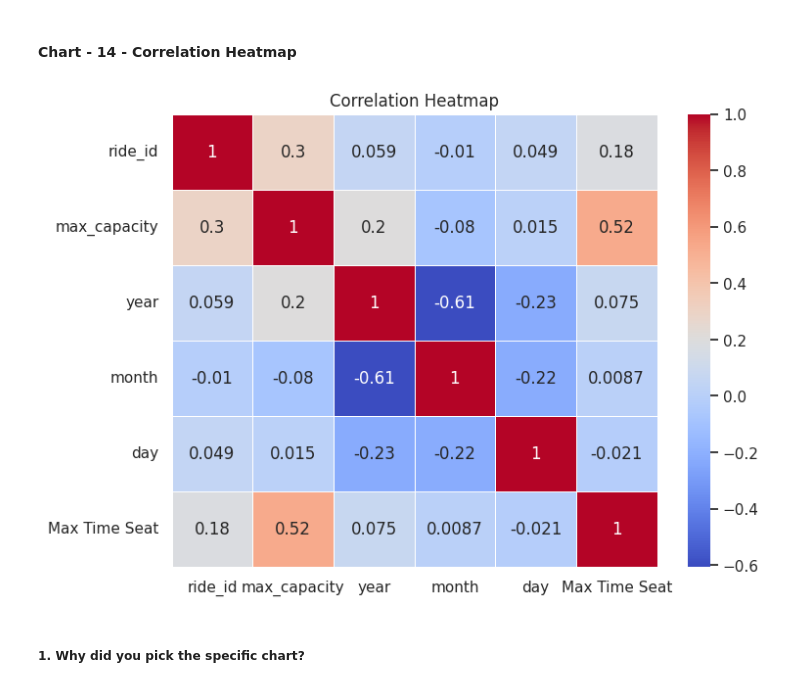
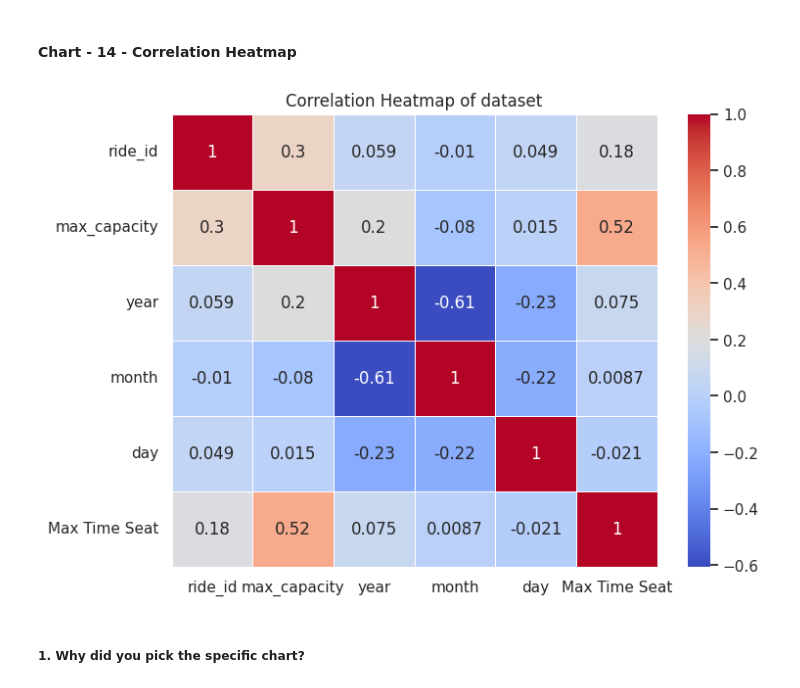
Before and after one commit to Manoharjha333/transport-demand-prediction, a Jupyter notebook: ML_Regression_Transport_Demand_Prediction.ipynb, the cells around one changed output. Saved outputs shown, nothing was run; the diff lists cells and outputs as text; code cells hidden in the pictures.

```diff
--- a/ML_Regression_Transport_Demand_Prediction.ipynb
+++ b/ML_Regression_Transport_Demand_Prediction.ipynb
@@ -793,12 +807,12 @@ This shows that the demand for public transport is increasing day by day.
 # %%
 # Correlation Heatmap visualization code
 plt.figure(figsize=(8, 6))
 correlation_matrix = dataset.corr()
 sns.heatmap(correlation_matrix, cmap="coolwarm", annot=True, linewidths=.5)
-plt.title('Correlation Heatmap')
+plt.title('Correlation Heatmap of dataset')
 plt.show()
 # %% [output]
-[figure, old version]
+[figure, new version]
 # %% [markdown]
 ##### 1. Why did you pick the specific chart?
 # %% [markdown]
```
Also changed, not shown: parts of 9 cells of this notebook.
